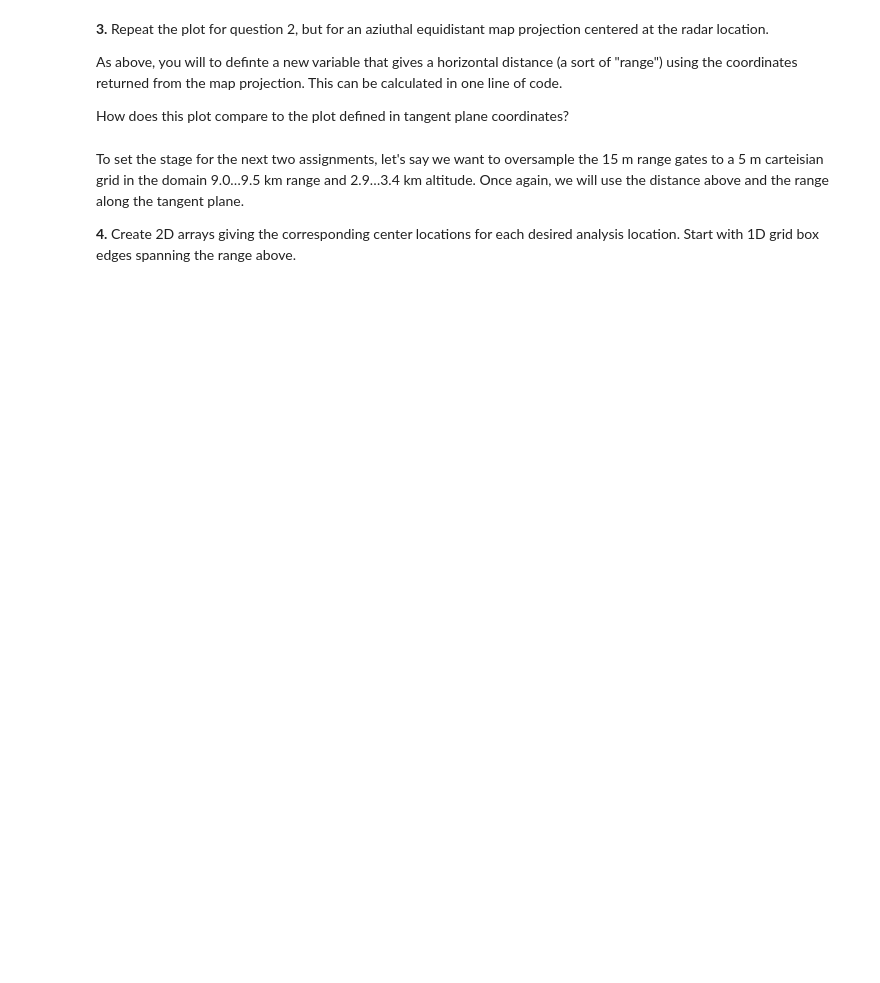
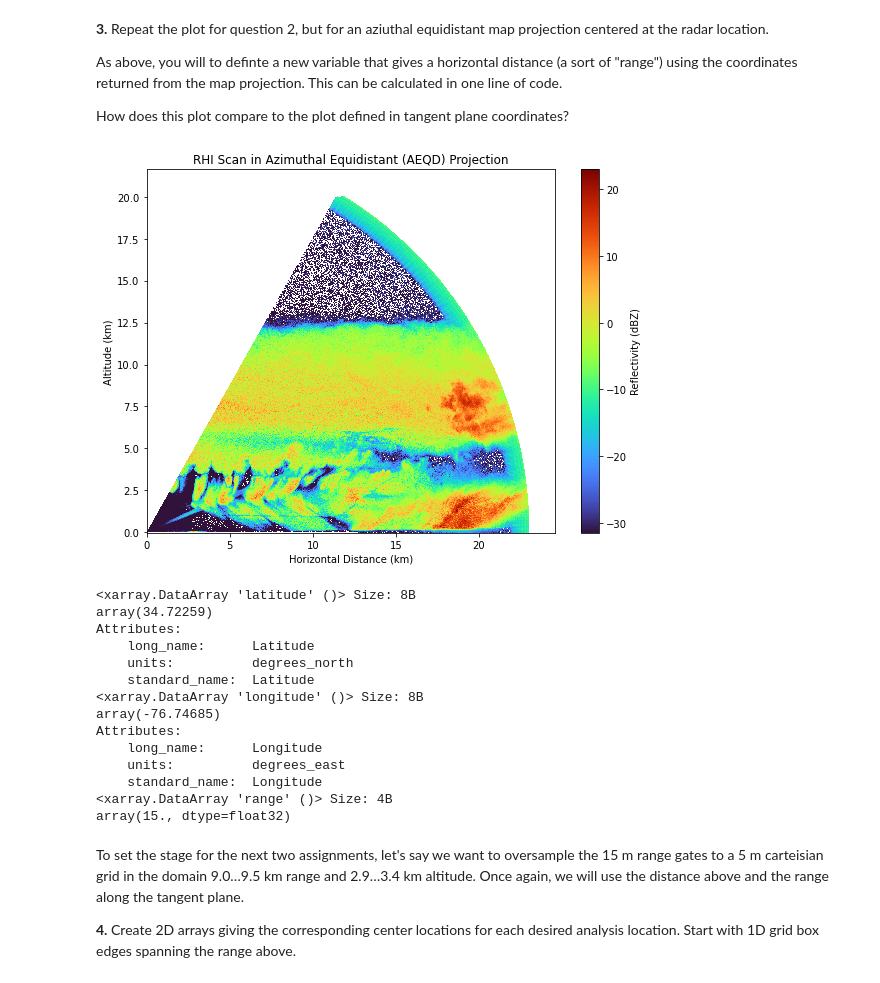
Before and after one commit to MelMartinez22/GDFAssignments, a Jupyter notebook: Homework 3.ipynb, the cells around one changed output. Drawn from its saved outputs; the diff is of its cells as text; code cells hidden in the pictures; blank space fills up the shorter version.

```diff
--- a/Homework 3.ipynb
+++ b/Homework 3.ipynb
@@ -103,3 +273,56 @@ print(ds.range[1]-ds.range[0])
+# %%
+# Where is the radar? What is its gate spacing?from pyproj import Proj
+
+from pyproj import Proj
+aeqd= Proj(proj= 'aeqd', lat_0= radar_lat, lon_0= radar_lon, datum= 'WGS84')
+
+scan_idx= 0
+sw_start= ds.sweep_start_ray_index[scan_idx].item()
+sw_end= ds.sweep_end_ray_index[scan_idx].item()
+
+ref= ds['reflectivity'].isel(time=slice(sw_start, sw_end+1))
+az= ds['azimuth'].isel(time=slice(sw_start, sw_end+1))
+el= ds['elevation'].isel(time=slice(sw_start, sw_end+1))
+r= ds['range']
+
+# compute slant coords
+R, E= np.meshgrid(r, np.deg2rad(el))
+x= R*np.cos(E)
+z= R*np.sin(E)  # height
+
+# Converting horiz dist x and azimuth to projected map coords
+azi_rad_2d= np.deg2rad(az.values)[:, np.newaxis]  # shape (n_rays, 1)
+X= x*np.sin(azi_rad_2d)    # E/W dist (m)
+Y= x*np.cos(azi_rad_2d)    # N/S dist (m)
+
+plt.figure(figsize= (8, 6))
+plt.pcolormesh(X/1000, z/1000, ref, cmap= 'turbo', shading= 'auto')
+plt.xlabel('Horizontal Distance (km)')
+plt.ylabel('Altitude (km)')
+plt.title('RHI Scan in Azimuthal Equidistant (AEQD) Projection')
+plt.colorbar(label= 'Reflectivity (dBZ)')
+plt.tight_layout()
+plt.show()
+
+print(ds.latitude)
+print(ds.longitude)
+print(ds.range[1]-ds.range[0])
+# %% [output]
+[figure, added]
+<xarray.DataArray 'latitude' ()> Size: 8B
+array(34.72259)
+Attributes:
+    long_name:      Latitude
+    units:          degrees_north
+    standard_name:  Latitude
+<xarray.DataArray 'longitude' ()> Size: 8B
+array(-76.74685)
+Attributes:
+    long_name:      Longitude
+    units:          degrees_east
+    standard_name:  Longitude
+<xarray.DataArray 'range' ()> Size: 4B
+array(15., dtype=float32)
 # %% [markdown]
 To set the stage for the next two assignments, let's say we want to oversample the 15 m range gates to a 5 m carteisian grid in the domain 9.0…9.5 km range and 2.9…3.4 km altitude. Once again, we will use the distance above and the range along the tangent plane.
 
```
Also changed, not shown: parts of 11 cells of this notebook.
